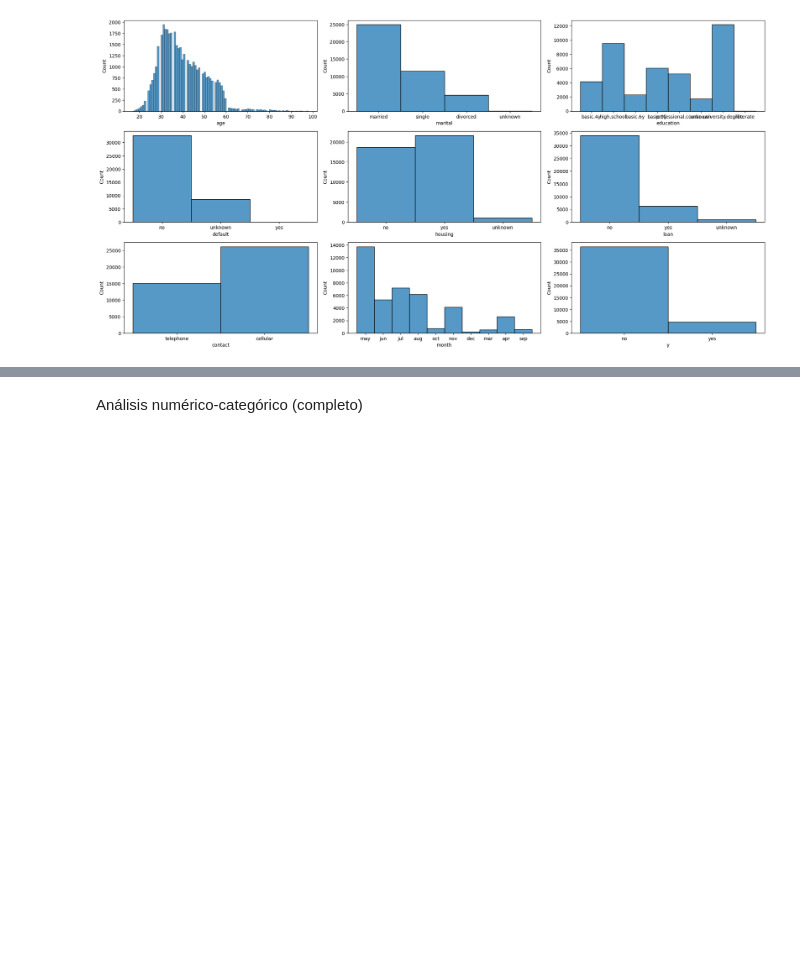
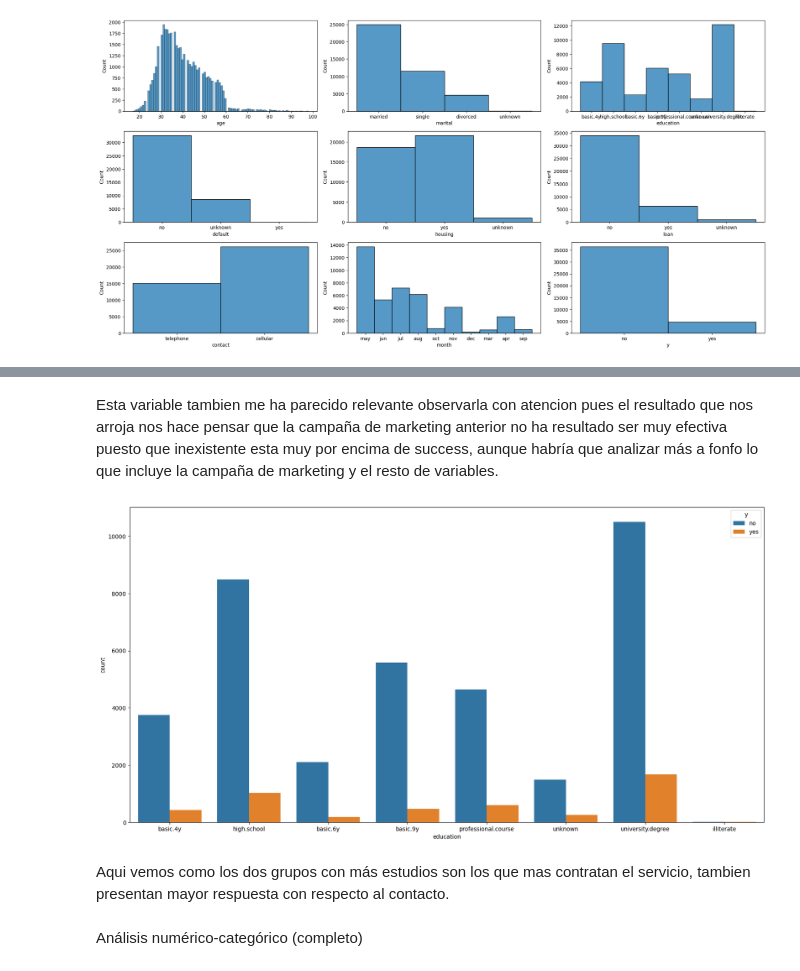
Before and after one commit to 4GeeksAcademy/regresion_logistica_machine-learning-python-template, a Jupyter notebook: Regresion_Logistica.ipynb, the cells around one changed output, grey strips where cells are left out. Saved outputs shown, nothing was run; the diff lists cells and outputs as text; code cells hidden in the pictures; blank space fills up the shorter version.

```diff
--- a/Regresion_Logistica.ipynb
+++ b/Regresion_Logistica.ipynb
@@ -98,3 +136,15 @@ plt.show()
+# %% [markdown]
+Esta variable tambien me ha parecido relevante observarla con atencion pues el resultado que nos arroja nos hace pensar que la campaña de marketing anterior no ha resultado ser muy efectiva puesto que inexistente esta muy por encima de success, aunque habría que analizar más a fonfo lo que incluye la campaña de marketing y el resto de variables.
+# %%
+fig, axis = plt.subplots(figsize = (20, 10))
+
+sns.countplot(data = data, x = "education", hue = "y")
+
+plt.show()
+# %% [output]
+[figure, added]
+# %% [markdown]
+Aqui vemos como los dos grupos con más estudios son los que mas contratan el servicio, tambien presentan mayor respuesta con respecto al contacto.
 # %% [markdown]
 Análisis numérico-categórico (completo)
 # %%
```
Also changed, not shown: parts of 73 cells of this notebook.
